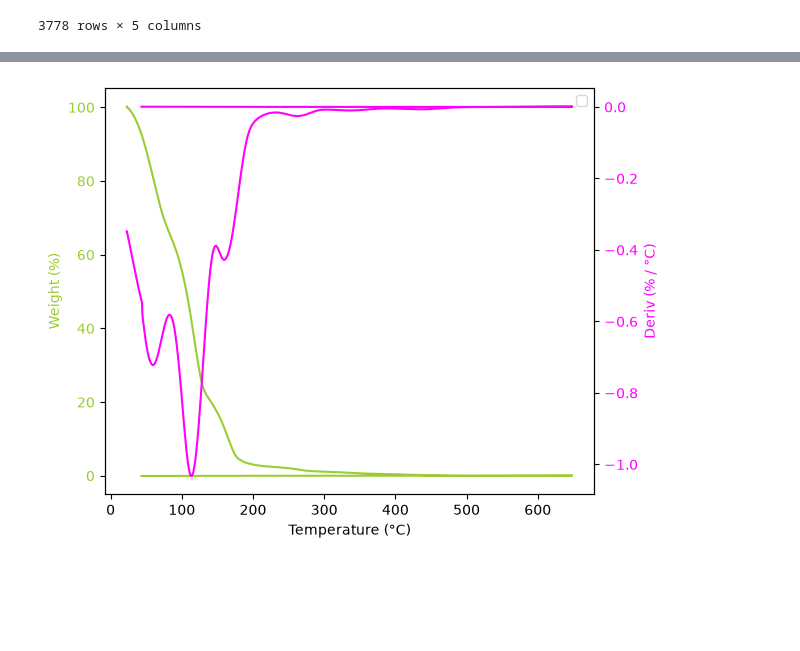
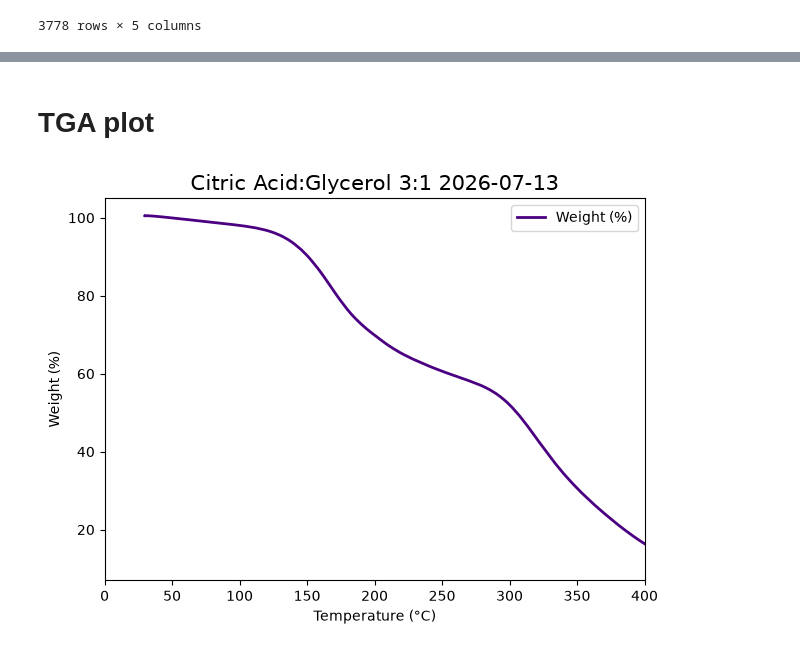
Before and after one commit to maurielle-noto/ionic-liquid-characterization, a Jupyter notebook: dataanalysis.ipynb, the cells around one changed output, grey strips where cells are left out. Drawn from its saved outputs; the diff is of its cells as text; code cells hidden in the pictures; blank space fills up the shorter version.

Commit message:
citric acid glycerol plot

```diff
--- a/dataanalysis.ipynb
+++ b/dataanalysis.ipynb
@@ -85,6 +89,6 @@ def extract_data(path):
 
     return combined_df
 
-data_df = extract_data('/Users/mauriellenoto/Desktop/seager/ionicliquids/isn/TGA/2026-07-13/2026-07-13-TGA-UAFW.xls')
-data_df.head()
+data_df = extract_data('/Users/mauriellenoto/Desktop/seager/ionicliquids/isn/TGA/2026-07-13/2026-07-13-TGA-CitricGlycerol13.xls')
+data_df[100:]
 # %% [output]
@@ -98,26 +109,32 @@ data_df.head()
+# %% [markdown]
+# TGA plot
 # %%
 import matplotlib.pyplot as plt
 
 data_cols = list(data_df.columns)
 
-y1 = "yellowgreen"
-y2 = "magenta"
+y1 = "indigo"
+y2 = "teal"
 
 fig, ax1 = plt.subplots()
 
-ax1.plot(data_df[data_cols[1]], data_df[data_cols[3]], color = y1)
+weight_pct = ax1.plot(data_df[data_cols[1]], data_df[data_cols[3]], color = y1, lw = 2, label = data_cols[3])
 ax1.set_xlabel(data_cols[1])
-ax1.set_ylabel(data_cols[3], color = y1)
-ax1.tick_params(axis='y', labelcolor = y1)
+ax1.set_ylabel(data_cols[3])
+ax1.tick_params(axis='y')
+ax1.set_xlim(0,400)
 
-ax2 = ax1.twinx()
+# ax2 = ax1.twinx()
 
-ax2.plot(data_df[data_cols[1]], data_df[data_cols[4]], color = y2)
-ax2.set_ylabel(data_cols[4], color = y2)
-ax2.tick_params(axis = 'y', labelcolor = y2)
+# deriv = ax2.plot(data_df[data_cols[1]], data_df[data_cols[4]], color = y2, lw = 2, label = data_cols[4])
+# ax2.set_ylabel(data_cols[4])
+# ax2.tick_params(axis = 'y')
 
-plt.legend()
+plt.title("Citric Acid:Glycerol 3:1 2026-07-13", fontsize=15)
+plt.legend(loc = "upper right", handles = [weight_pct[0],
+                                            # deriv[0]
+                                            ])
 plt.tight_layout()
 plt.show()
 # %% [output]
-[figure, old version]
+[figure, new version]
```
Also changed, not shown: parts of 5 cells of this notebook.
